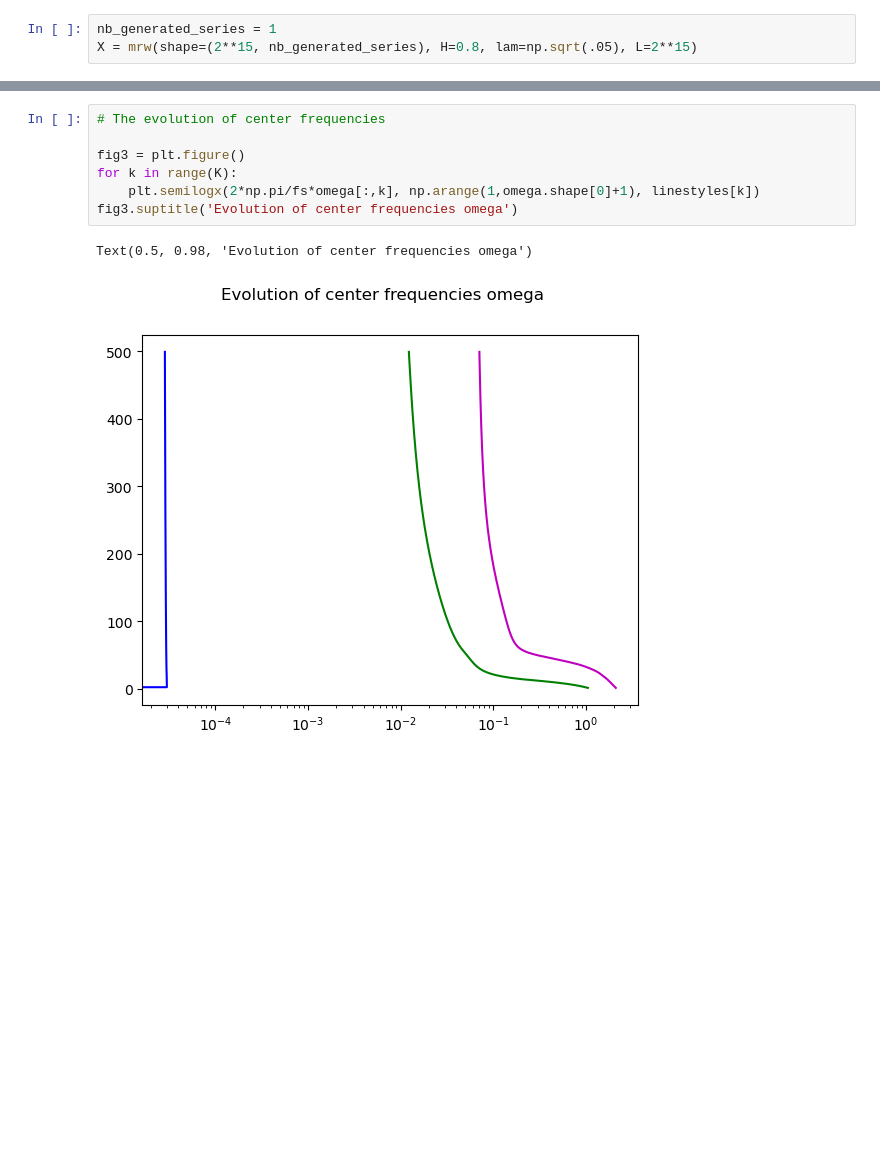
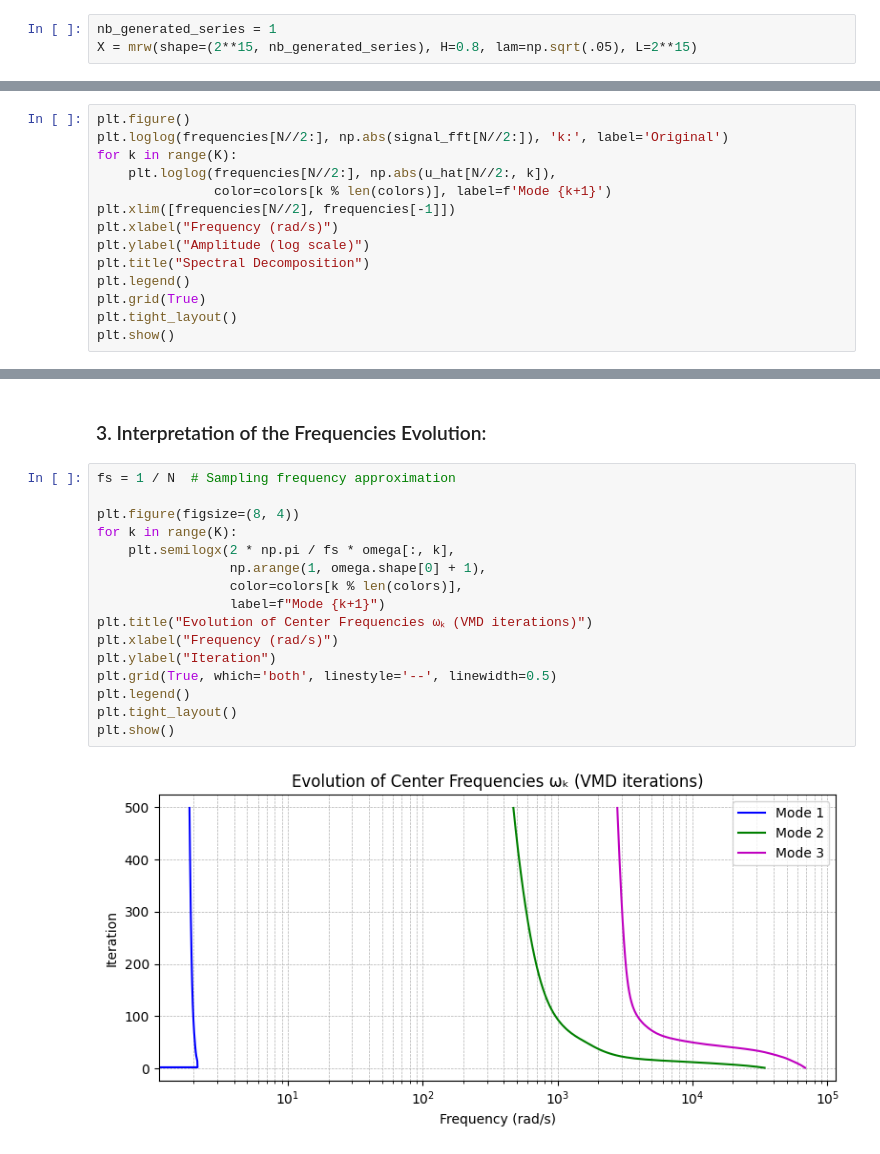
Before and after one commit to sbendimerad/mfa-vmd_mvmd-experiments, a Jupyter notebook: 01_multifractal_analysis_VMD.ipynb, the cells around one changed output, grey strips where cells are left out. Cells and saved outputs as stored; diff of their text form; blank space fills up the shorter version.

```diff
--- a/01_multifractal_analysis_VMD.ipynb
+++ b/01_multifractal_analysis_VMD.ipynb
@@ -128,0 +267,14 @@ plt.show()
+# %%
+plt.figure()
+plt.loglog(frequencies[N//2:], np.abs(signal_fft[N//2:]), 'k:', label='Original')
+for k in range(K):
+    plt.loglog(frequencies[N//2:], np.abs(u_hat[N//2:, k]),
+               color=colors[k % len(colors)], label=f'Mode {k+1}')
+plt.xlim([frequencies[N//2], frequencies[-1]])
+plt.xlabel("Frequency (rad/s)")
+plt.ylabel("Amplitude (log scale)")
+plt.title("Spectral Decomposition")
+plt.legend()
+plt.grid(True)
+plt.tight_layout()
+plt.show()
@@ -129,10 +299,20 @@ plt.show()
+# %% [markdown]
+### 3. Interpretation of the Frequencies Evolution:
 # %%
-# The evolution of center frequencies
+fs = 1 / N  # Sampling frequency approximation
 
-fig3 = plt.figure()
+plt.figure(figsize=(8, 4))
 for k in range(K):
-    plt.semilogx(2*np.pi/fs*omega[:,k], np.arange(1,omega.shape[0]+1), linestyles[k])
-fig3.suptitle('Evolution of center frequencies omega')
+    plt.semilogx(2 * np.pi / fs * omega[:, k],
+                 np.arange(1, omega.shape[0] + 1),
+                 color=colors[k % len(colors)],
+                 label=f"Mode {k+1}")
+plt.title("Evolution of Center Frequencies ωₖ (VMD iterations)")
+plt.xlabel("Frequency (rad/s)")
+plt.ylabel("Iteration")
+plt.grid(True, which='both', linestyle='--', linewidth=0.5)
+plt.legend()
+plt.tight_layout()
+plt.show()
 # %% [output]
-Text(0.5, 0.98, 'Evolution of center frequencies omega')
-[figure, old version]
+[figure, new version]
```
Also changed, not shown: parts of 34 cells of this notebook, 1 other file.
